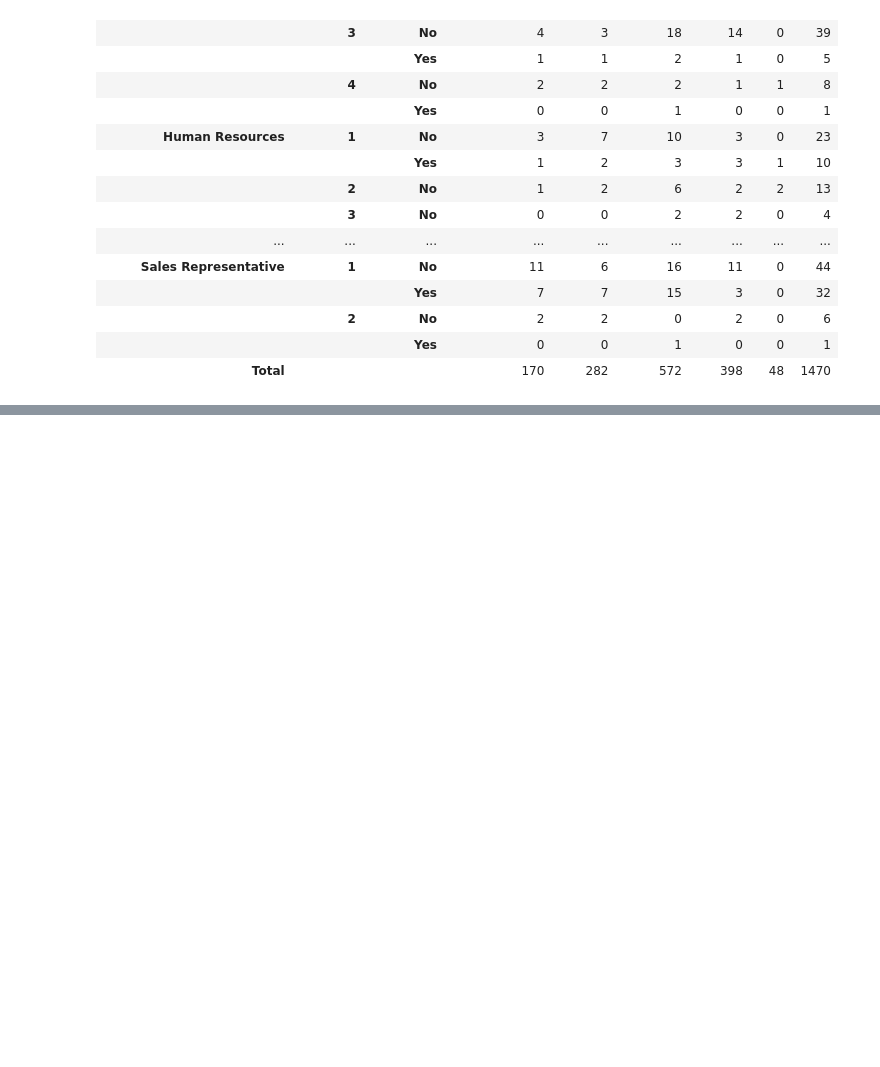
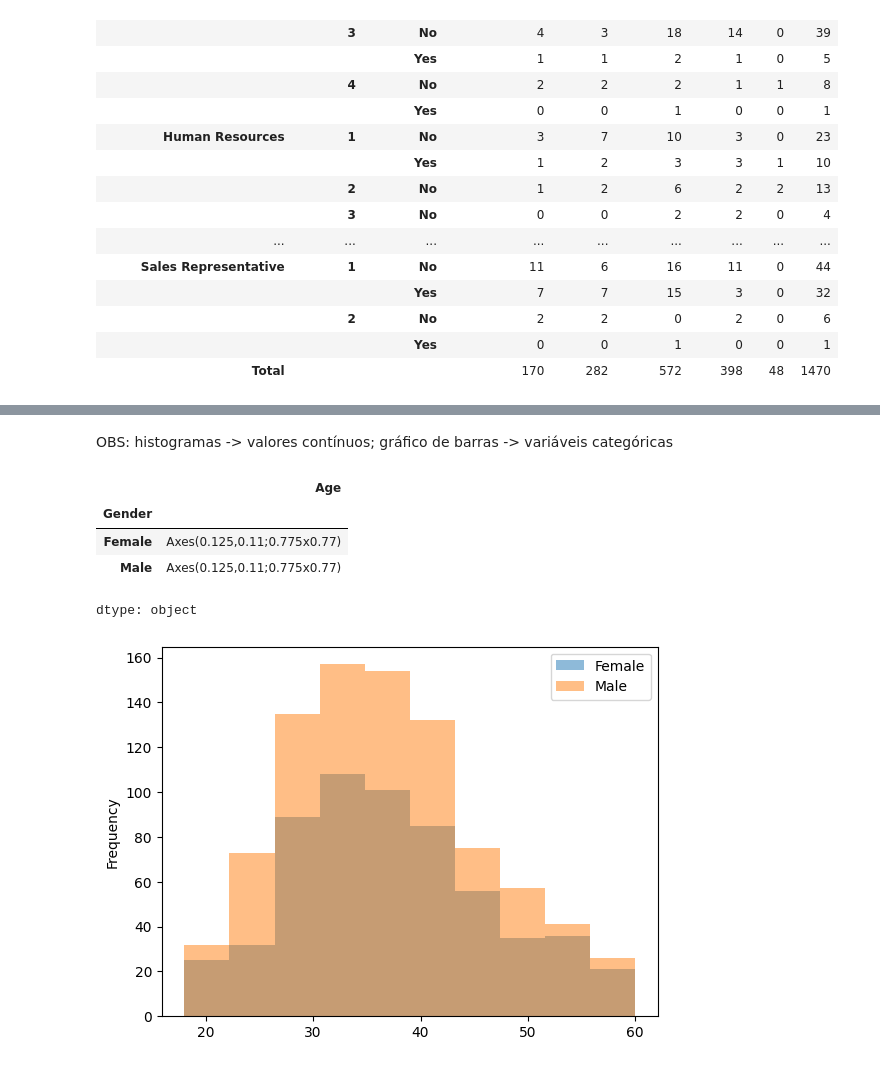
Before and after one commit to stephanyresque/projeto-IBM, a Jupyter notebook: projeto_IBM.ipynb, the cells around one changed output, grey strips where cells are left out. Cells and saved outputs as stored; diff of their text form; code cells hidden in the pictures; blank space fills up the shorter version.

```diff
--- a/projeto_IBM.ipynb
+++ b/projeto_IBM.ipynb
@@ -1427,0 +1530,11 @@ pd.crosstab(
+# %% [markdown]
+OBS: histogramas -> valores contínuos; gráfico de barras -> variáveis categóricas
+# %%
+df.groupby('Gender')['Age'].plot(kind = 'hist', legend = True, alpha = 0.5)
+# %% [output]
+|  | Age |
+| Gender |  |
+| Female | Axes(0.125,0.11;0.775x0.77) |
+| Male | Axes(0.125,0.11;0.775x0.77) |
+dtype: object
+[figure, added]
```
Also changed, not shown: parts of 32 cells of this notebook.
